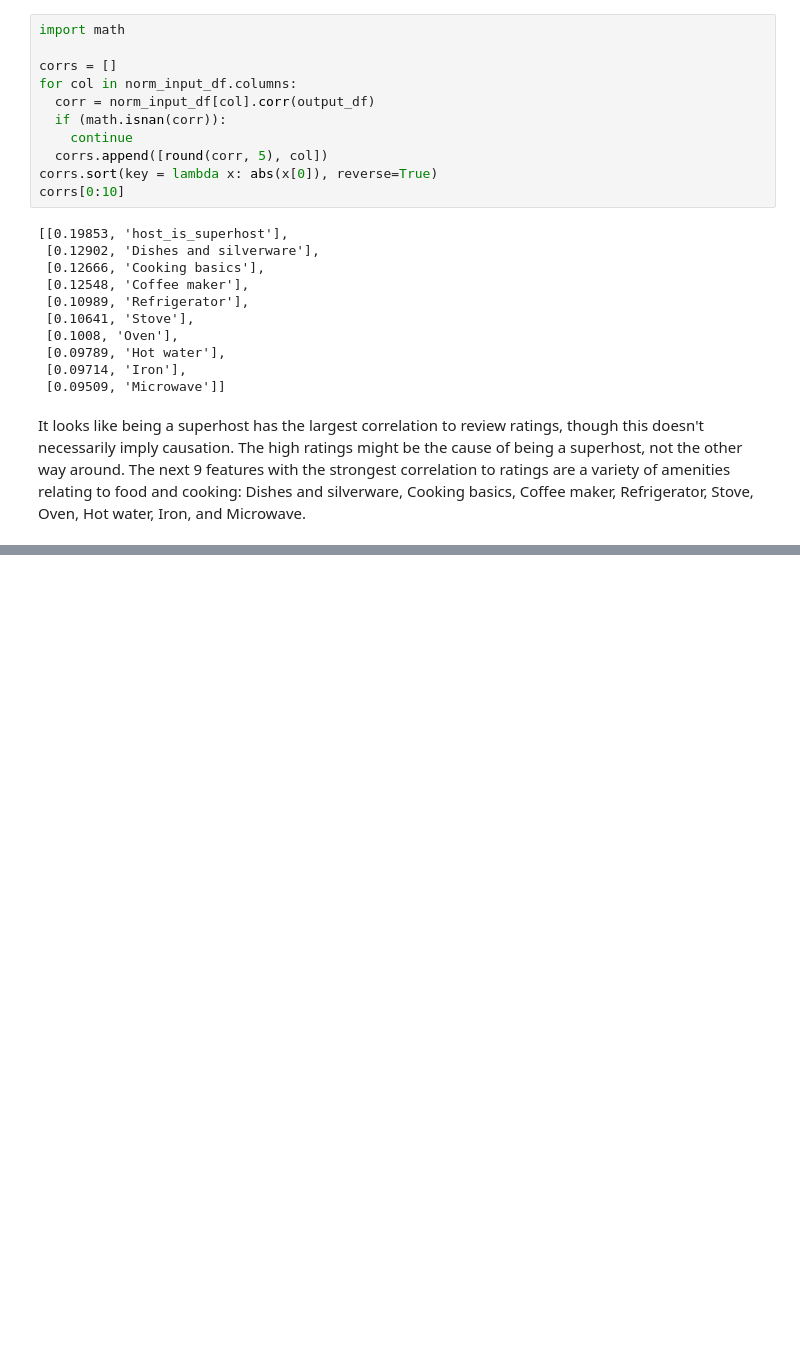
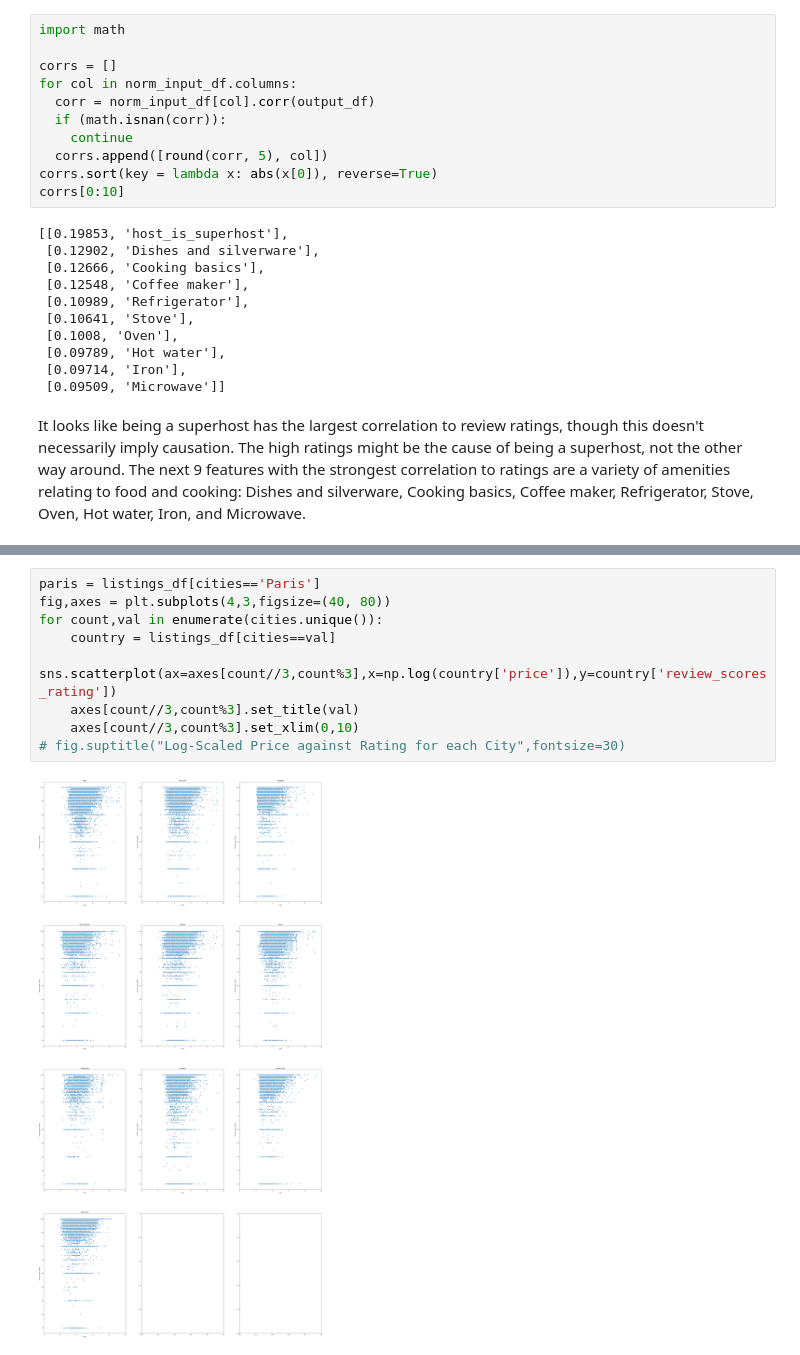
Before and after one commit to BrianMorse12604/151AGroupProject, a Jupyter notebook: project.ipynb, the cells around one changed output, grey strips where cells are left out. Saved outputs shown, nothing was run; the diff lists cells and outputs as text; blank space fills up the shorter version.

```diff
--- a/project.ipynb
+++ b/project.ipynb
@@ -441,0 +450,11 @@ It looks like being a superhost has the largest correlation to review ratings, t
+# %%
+paris = listings_df[cities=='Paris']
+fig,axes = plt.subplots(4,3,figsize=(40, 80))
+for count,val in enumerate(cities.unique()):
+    country = listings_df[cities==val]
+    sns.scatterplot(ax=axes[count//3,count%3],x=np.log(country['price']),y=country['review_scores_rating'])
+    axes[count//3,count%3].set_title(val)
+    axes[count//3,count%3].set_xlim(0,10)
+# fig.suptitle("Log-Scaled Price against Rating for each City",fontsize=30)
+# %% [output]
+[figure, added]
```
Also changed, not shown: parts of 4 cells of this notebook.
